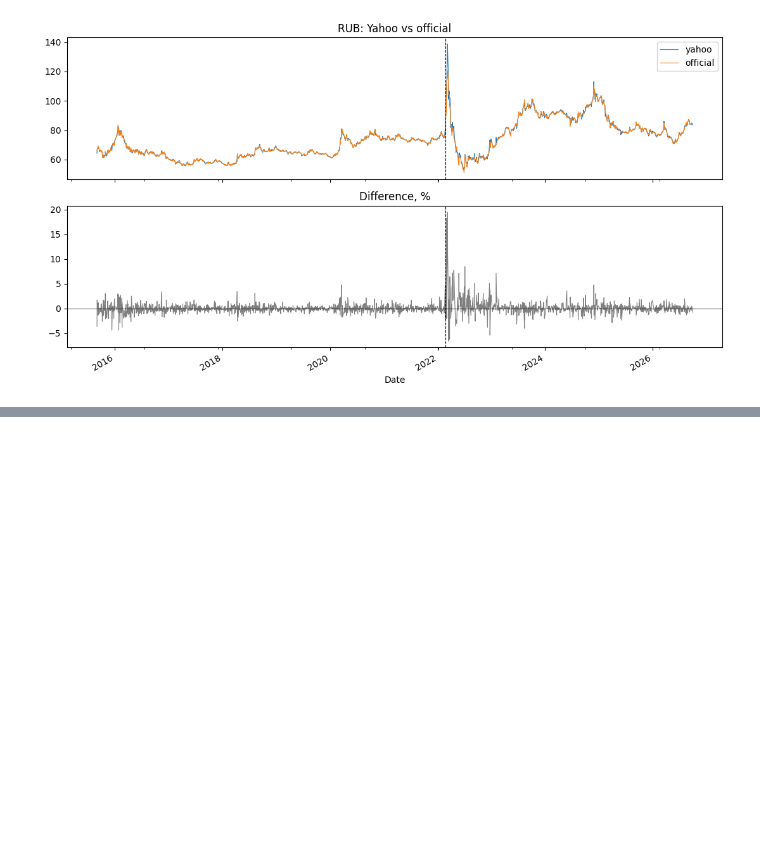
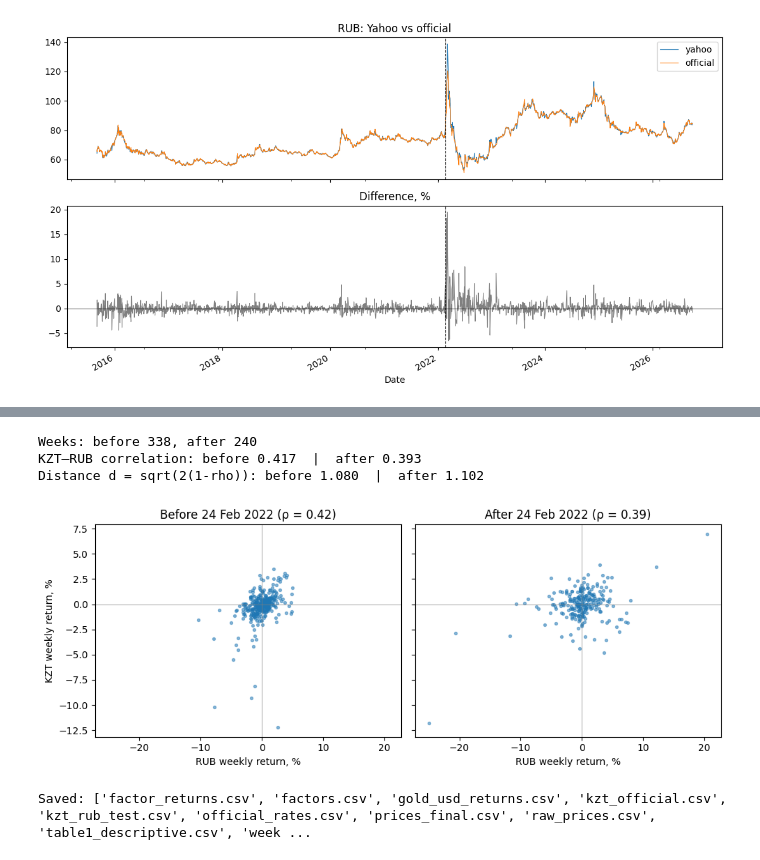
Before and after one commit to saratyulyuova/tenge-ruble-network, a Jupyter notebook: network_analysis.ipynb, the cells around one changed output, grey strips where cells are left out. Saved outputs shown, nothing was run; the diff lists cells and outputs as text; code cells hidden in the pictures; blank space fills up the shorter version.

```diff
--- a/network_analysis.ipynb
+++ b/network_analysis.ipynb
@@ -496,0 +644,32 @@ Saved prices_final.csv: (2909, 25)
+# %%
+pre  = R.loc[:"2022-02-23"]
+post = R.loc["2022-02-24":]
+
+r_pre  = pre["KZT"].corr(pre["RUB"])
+r_post = post["KZT"].corr(post["RUB"])
+print(f"Weeks: before {len(pre)}, after {len(post)}")
+print(f"KZT–RUB correlation: before {r_pre:.3f}  |  after {r_post:.3f}")
+print(f"Distance d = sqrt(2(1-rho)): before {np.sqrt(2*(1-r_pre)):.3f}  |  after {np.sqrt(2*(1-r_post)):.3f}")
+
+fig, axes = plt.subplots(1, 2, figsize=(10, 4), sharex=True, sharey=True)
+for ax, data, title in [(axes[0], pre, f"Before 24 Feb 2022 (ρ = {r_pre:.2f})"),
+                        (axes[1], post, f"After 24 Feb 2022 (ρ = {r_post:.2f})")]:
+    ax.scatter(data["RUB"] * 100, data["KZT"] * 100, s=8, alpha=0.5)
+    ax.axhline(0, color="gray", lw=0.5); ax.axvline(0, color="gray", lw=0.5)
+    ax.set_title(title); ax.set_xlabel("RUB weekly return, %")
+axes[0].set_ylabel("KZT weekly return, %")
+plt.tight_layout()
+plt.savefig(f"{fig_dir}/fig2_kzt_rub_scatter.png", dpi=200)
+plt.show()
+# %% [output]
+Weeks: before 338, after 240
+KZT–RUB correlation: before 0.417  |  after 0.393
+Distance d = sqrt(2(1-rho)): before 1.080  |  after 1.102
+[figure, added]
+# %%
+R.to_csv(f"{folder}/weekly_returns.csv")
+F.to_csv(f"{folder}/factor_returns.csv")
+g.to_csv(f"{folder}/gold_usd_returns.csv")
+print("Saved:", sorted(os.listdir(folder)))
+# %% [output]
+Saved: ['factor_returns.csv', 'factors.csv', 'gold_usd_returns.csv', 'kzt_official.csv', 'kzt_rub_test.csv', 'official_rates.csv', 'prices_final.csv', 'raw_prices.csv', 'table1_descriptive.csv', 'week ...
```
Also changed, not shown: parts of 18 cells of this notebook.
